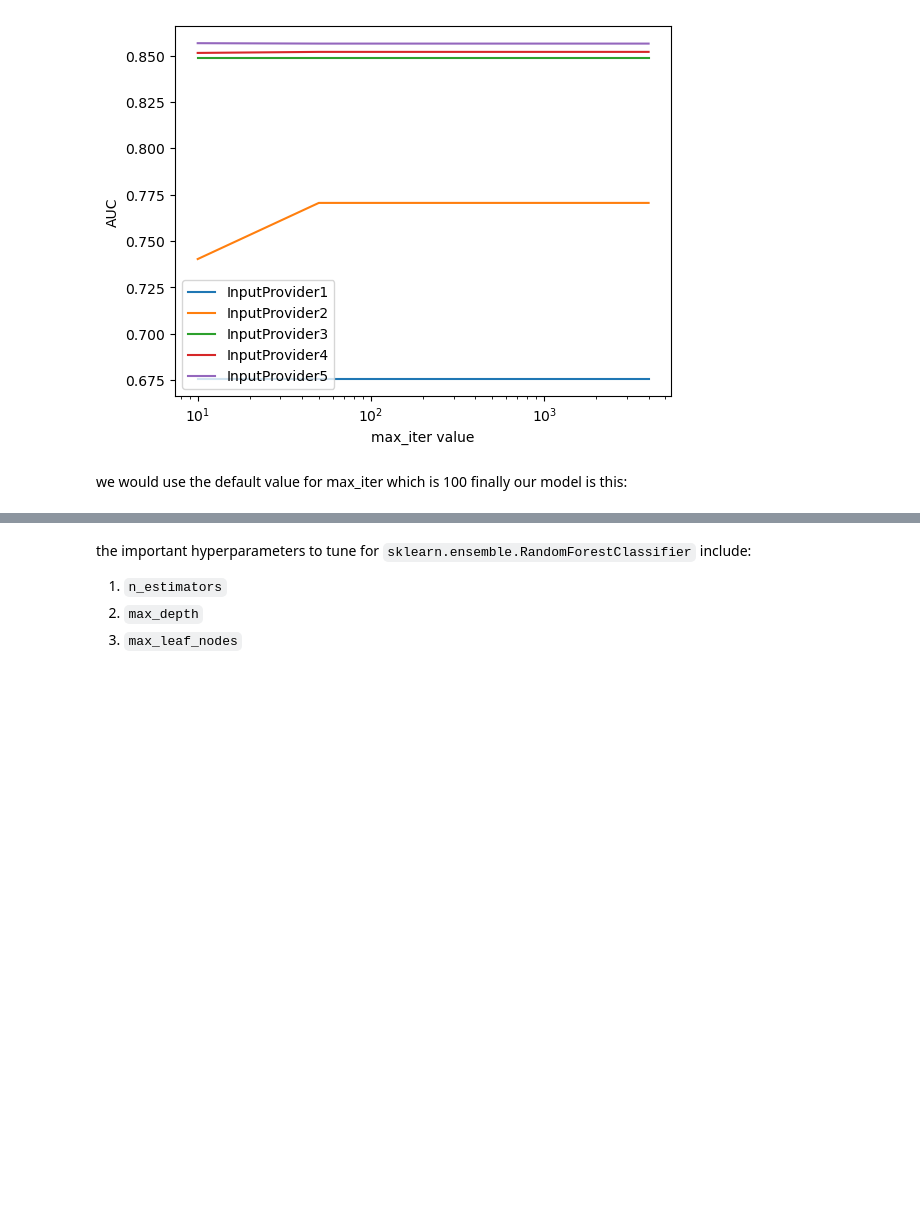
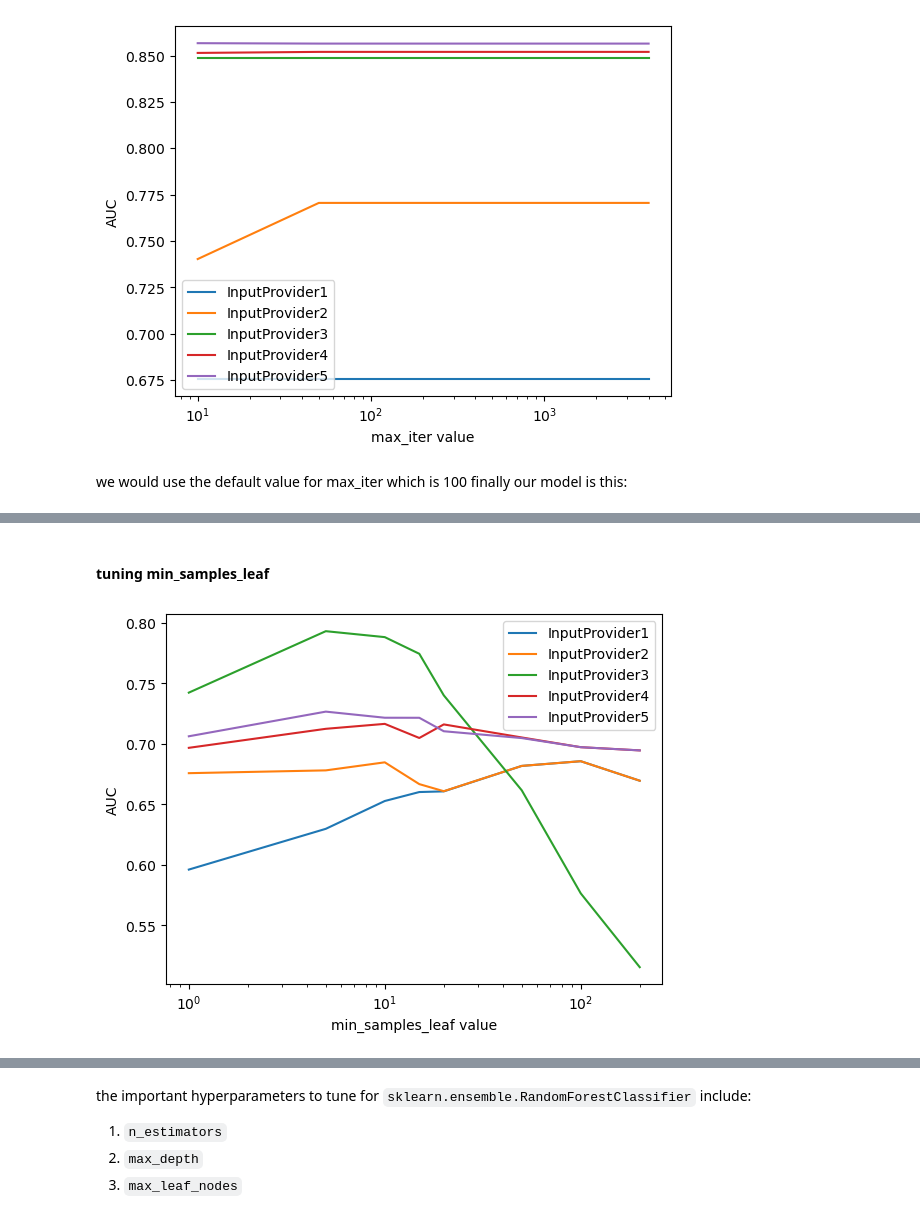
Before and after one commit to shayansm2/kaggle-playground, a Jupyter notebook: nlp-getting-started/hyper-parameter.ipynb, the cells around one changed output, grey strips where cells are left out. Cells and saved outputs as stored; diff of their text form; code cells hidden in the pictures; blank space fills up the shorter version.

```diff
--- a/nlp-getting-started/hyper-parameter.ipynb
+++ b/nlp-getting-started/hyper-parameter.ipynb
@@ -141,0 +191,25 @@ the important hyperparameters to tune for `sklearn.tree.DecisionTreeClassifier`
+# %% [markdown]
+#### tuning min_samples_leaf
+# %%
+performance = dict()
+leaf_range = [1, 5, 10, 15, 20, 50, 100, 200]
+
+for input_provider in input_providers:
+    performance[input_provider.__class__.__name__] = []
+    for leaf in leaf_range:
+        metrics = TrainValidationWorkflow(
+            model=DecisionTreeModel(min_samples_leaf=leaf),
+            input_provider=input_provider,
+            df_train=df_train,
+            df_validation=df_validation
+        ).get_metrics_calculator()
+
+        performance[input_provider.__class__.__name__].append(metrics.get_auc())
+# %%
+for key, value in performance.items():
+    plt.semilogx(leaf_range, value, label=key)
+    plt.xlabel('min_samples_leaf value')
+    plt.ylabel('AUC')
+    plt.legend()
+# %% [output]
+[figure, added]
```
Also changed, not shown: parts of 13 cells of this notebook.
